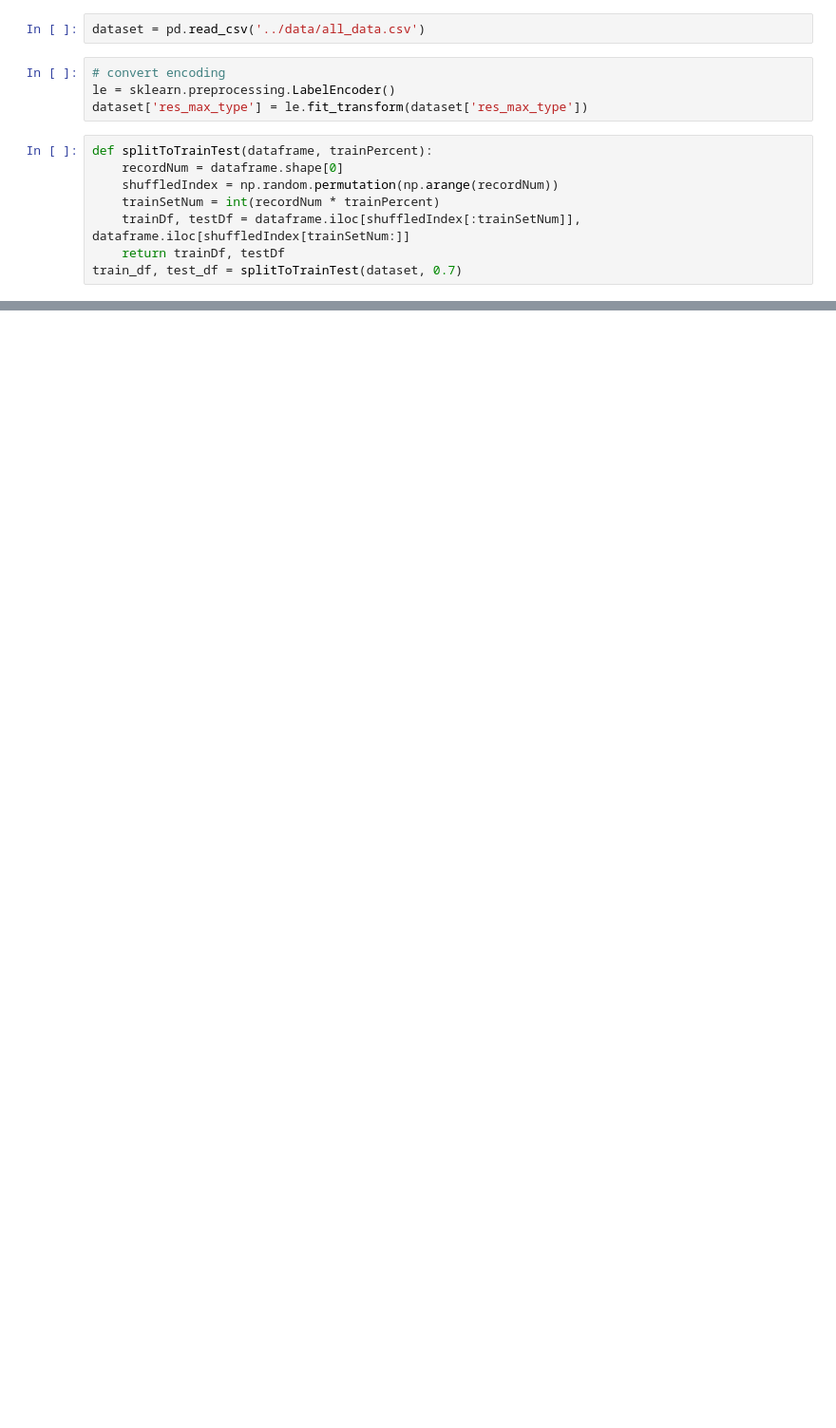
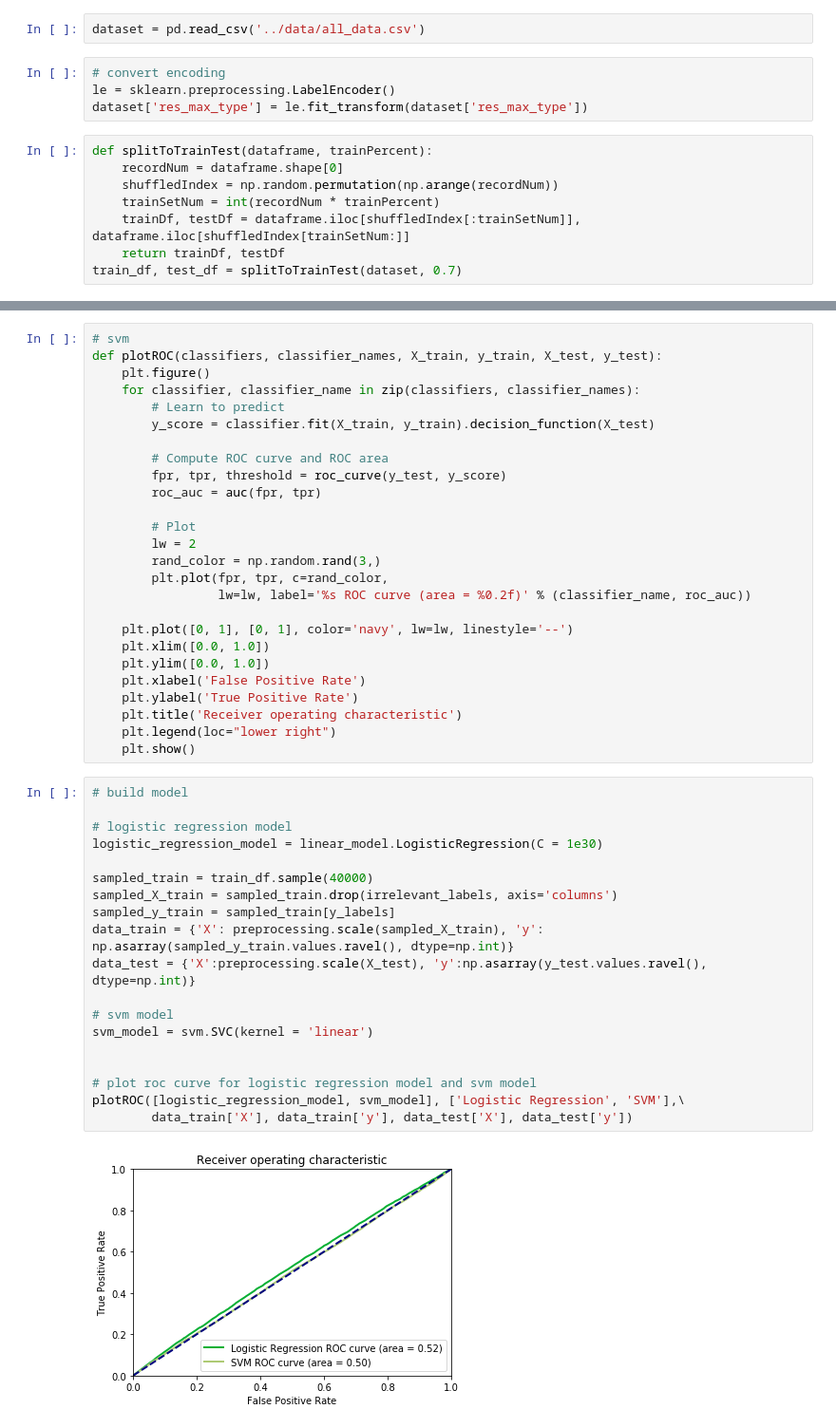
Before and after one commit to Dwan9/DataScience_CriTyp_City, a Jupyter notebook: tool/train_data_test.ipynb, the cells around one changed output, grey strips where cells are left out. Shown at 95% size. Cells and saved outputs as stored; diff of their text form; blank space fills up the shorter version.

```diff
--- a/tool/train_data_test.ipynb
+++ b/tool/train_data_test.ipynb
@@ -56,0 +94,47 @@ print('Train accuracy = {}\nTest accuracy = {}'.format(train_accuracy, test_accu
+# %%
+# svm
+def plotROC(classifiers, classifier_names, X_train, y_train, X_test, y_test):
+    plt.figure()
+    for classifier, classifier_name in zip(classifiers, classifier_names):
+        # Learn to predict
+        y_score = classifier.fit(X_train, y_train).decision_function(X_test)
+
+        # Compute ROC curve and ROC area
+        fpr, tpr, threshold = roc_curve(y_test, y_score)
+        roc_auc = auc(fpr, tpr)
+
+        # Plot
+        lw = 2
+        rand_color = np.random.rand(3,)
+        plt.plot(fpr, tpr, c=rand_color,
+                 lw=lw, label='%s ROC curve (area = %0.2f)' % (classifier_name, roc_auc))
+
+    plt.plot([0, 1], [0, 1], color='navy', lw=lw, linestyle='--')
+    plt.xlim([0.0, 1.0])
+    plt.ylim([0.0, 1.0])
+    plt.xlabel('False Positive Rate')
+    plt.ylabel('True Positive Rate')
+    plt.title('Receiver operating characteristic')
+    plt.legend(loc="lower right")
+    plt.show()
+# %%
+# build model
+
+# logistic regression model
+logistic_regression_model = linear_model.LogisticRegression(C = 1e30)
+
+sampled_train = train_df.sample(40000)
+sampled_X_train = sampled_train.drop(irrelevant_labels, axis='columns')
+sampled_y_train = sampled_train[y_labels]
+data_train = {'X': preprocessing.scale(sampled_X_train), 'y': np.asarray(sampled_y_train.values.ravel(), dtype=np.int)}
+data_test = {'X':preprocessing.scale(X_test), 'y':np.asarray(y_test.values.ravel(), dtype=np.int)}
+
+# svm model
+svm_model = svm.SVC(kernel = 'linear')
+
+
+# plot roc curve for logistic regression model and svm model
+plotROC([logistic_regression_model, svm_model], ['Logistic Regression', 'SVM'],\
+        data_train['X'], data_train['y'], data_test['X'], data_test['y'])
+# %% [output]
+[figure, added]
```
Also changed, not shown: parts of 23 cells of this notebook, 1 other file.
